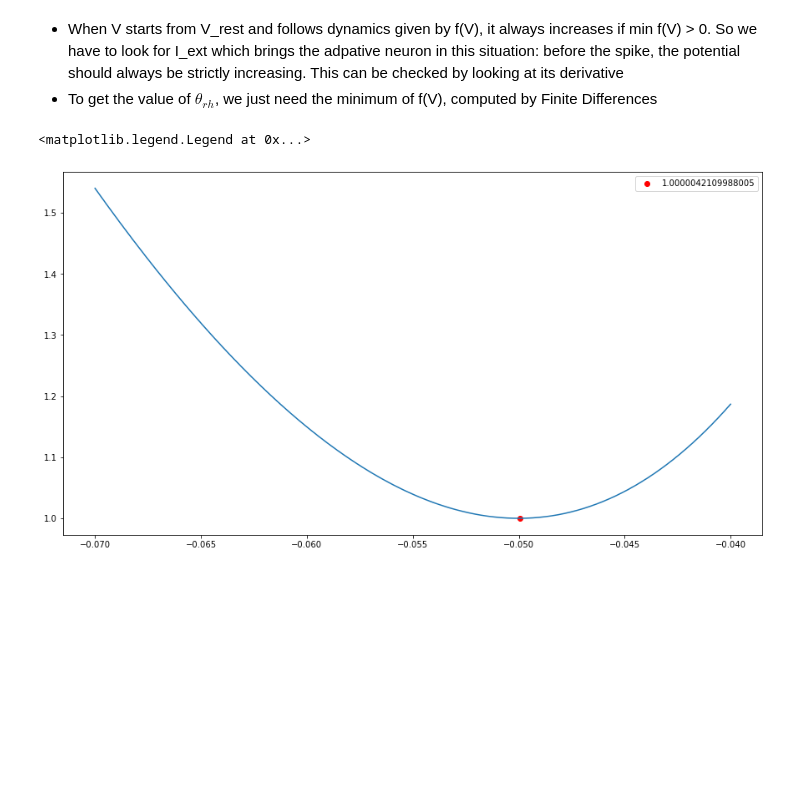
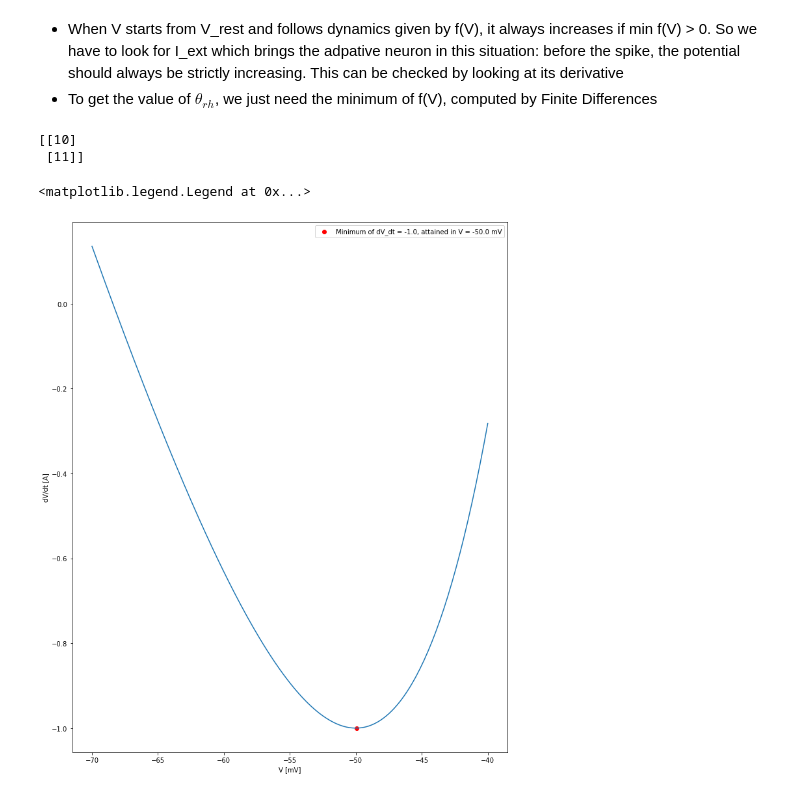
Before and after one commit to Thomas-debug-creator/SingleNeuron-HH2AdEx, a Jupyter notebook: first_notebook.ipynb, the cells around one changed output. Saved outputs shown, nothing was run; the diff lists cells and outputs as text; code cells hidden in the pictures; blank space fills up the shorter version.

```diff
--- a/first_notebook.ipynb
+++ b/first_notebook.ipynb
@@ -672,21 +704,33 @@ plot_data(state_monitor, title="HH Neuron, adaptive model", model_type='adaptive
 # %%
 def f(V, delta_T, theta_rh, I_ext):
     gl = 0.1 * b2.msiemens
     El = -70 * b2.mV
 
     return -gl * (V - El) + gl * delta_T * np.exp((V - theta_rh) / delta_T) + I_ext
 
 V = np.linspace(-70,-40,200) * b2.mV
 
 I_ext = 0 * b2.uA
-f_V = f(V, 30 * b2.mV, -50 * b2.mV, I_ext)
+f_V = f(V, 10 * b2.mV, -50 * b2.mV, I_ext) * 10 ** 6
 
+# Find minimum of f
 idx = np.argmin(f_V)
+min_f = np.round(f_V[idx],2)
+min_V = np.round(V[idx],2)  / b2.mV
 
-plt.plot(V, f_V * 10**6)
-plt.scatter(V[idx], f_V[idx] * 10**6, color = 'r', label = f'{f_V[idx] * 10**6}')
+# Find zeros of V
+tolerance_zero = 0.01
+idx_zeros = np.argwhere(np.abs(f_V) / b2.amp < tolerance_zero)
+print(idx_zeros)
+
+plt.plot(V / b2.mV, f_V)
+plt.scatter(V[idx] / b2.mV, f_V[idx], color = 'r', label = f'Minimum of dV_dt = {min_f}, attained in V = {min_V} mV')
+plt.xlabel('V [mV]')
+plt.ylabel('dV/dt [A]')
 plt.legend()
 # %% [output]
-<matplotlib.legend.Legend at 0x...>
+[[10]
+ [11]]
+<matplotlib.legend.Legend at 0x...>
-[figure, old version]
+[figure, new version]
 # %%
```
Also changed, not shown: parts of 20 cells of this notebook.
